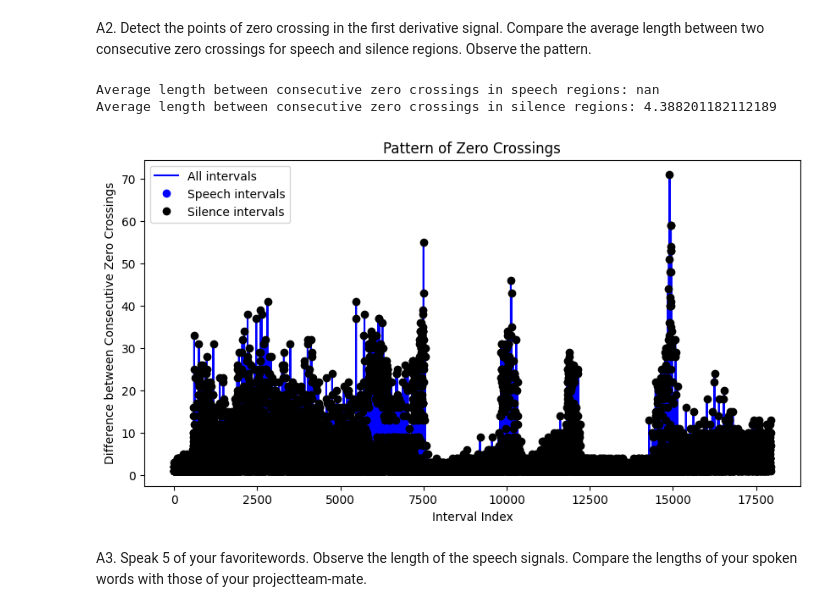
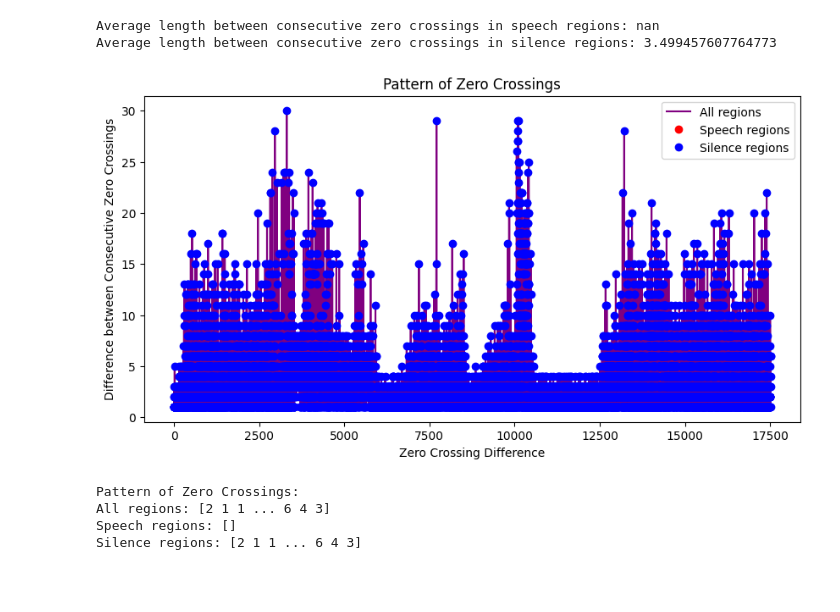
Before and after one commit to Sateeshreddy1125/AI_in_Speech_Processing, a Jupyter notebook: lab2.ipynb, the cells around one changed output. Drawn from its saved outputs; the diff is of its cells as text; code cells hidden in the pictures; blank space fills up the shorter version.

```diff
--- a/lab2.ipynb
+++ b/lab2.ipynb
@@ -9,23 +19,17 @@ A1.Findthe first derivative of your speech signal with finite differencemethod.
 # %%
-# Load audio file
-audio_signal, sample_rate = librosa.load("/content/drive/MyDrive/Sateesh.wav")
+y, rs = librosa.load('/content/drive/MyDrive/SpeechProcessing.mpeg')
+derivative_1 = np.diff(y)
+derivative_1 /= np.max(np.abs(derivative_1))
 
-# Compute first derivative of the audio signal
-first_derivative = np.diff(audio_signal)
-first_derivative /= np.max(np.abs(first_derivative))  # Normalize
-
-print("Playing First Derivative Signal:")
-
-# Plotting the first derivative
 plt.figure(figsize=(10, 5))
-librosa.display.waveshow(first_derivative, sr=sample_rate, color='red')
-plt.title('FIRST DERIVATIVE')
+librosa.display.waveshow(derivative_1, sr=rs,color='orange')
+plt.title('first derivative signal')
 plt.xlabel('Time')
 plt.ylabel('Amplitude')
 plt.grid(True)
 plt.tight_layout()
 plt.show()
 
-# Play the first derivative of the audio signal
-ipd.Audio(first_derivative, rate=sample_rate)
+print("Playing First Derivative Signal:")
+ipd.Audio(derivative_1, rate=rs)
 # %% [output]
@@ -48,3 +57 @@ ipd.Audio(audio_signal, rate=sample_rate)
 [interactive output not drawn]
-# %% [markdown]
-A2. Detect the points of zero crossing in the first derivative signal. Compare the average length between two consecutive zero crossings for speech and silence regions. Observe the pattern.
@@ -51,34 +62,35 @@ A2. Detect the points of zero crossing in the first derivative signal. Compare t
 # %%
+zero_crossing = np.where(np.diff(np.sign(derivative_1)))[0]
+diff = np.diff(zero_crossing)
+threshold = 1000
+speech_regions = diff[diff > threshold]
+silence_regions = diff[diff <= threshold]
 
-zero_crossings = np.where(np.diff(np.sign(first_derivative)))[0]
-zero_crossing_diffs = np.diff(zero_crossings)
-threshold = 1000
+avg_length_speech = np.mean(speech_regions)
+avg_length_silence = np.mean(silence_regions)
 
-# Distinguish between speech and silence based on the threshold
-speech_intervals = zero_crossing_diffs[zero_crossing_diffs > threshold]
-silence_intervals = zero_crossing_diffs[zero_crossing_diffs <= threshold]
+print("Average length between consecutive zero crossings in speech regions:", avg_length_speech)
+print("Average length between consecutive zero crossings in silence regions:", avg_length_silence)
 
-# Calculate average lengths
-avg_speech_interval_length = np.mean(speech_intervals)
-avg_silence_interval_length = np.mean(silence_intervals)
-
-# Print average lengths
-print("Average length between consecutive zero crossings in speech regions:", avg_speech_interval_length)
-print("Average length between consecutive zero crossings in silence regions:", avg_silence_interval_length)
-
-# Plotting
 plt.figure(figsize=(10, 5))
-plt.plot(zero_crossing_diffs, label='All intervals', color='blue')
-plt.plot(np.arange(len(speech_intervals)), speech_intervals, 'ro', label='Speech intervals', color='blue')
-plt.plot(np.arange(len(speech_intervals), len(speech_intervals) + len(silence_intervals)), silence_intervals, 'bo', label='Silence intervals', color='black')
+plt.plot(diff, label='All regions',color = 'purple')
+plt.plot(np.arange(len(speech_regions)), speech_regions, 'ro', label='Speech regions',color = 'red')
+plt.plot(np.arange(len(speech_regions), len(speech_regions) + len(silence_regions)), silence_regions, 'bo', label='Silence regions',color = 'blue')
 plt.title('Pattern of Zero Crossings')
-plt.xlabel('Interval Index')
+plt.xlabel('Zero Crossing Difference')
 plt.ylabel('Difference between Consecutive Zero Crossings')
 plt.legend()
 plt.show()
+
+print("Pattern of Zero Crossings:")
+print("All regions:", diff)
+print("Speech regions:", speech_regions)
+print("Silence regions:", silence_regions)
 # %% [output]
 Average length between consecutive zero crossings in speech regions: nan
-Average length between consecutive zero crossings in silence regions: 4.388201182112189
+Average length between consecutive zero crossings in silence regions: 3.499457607764773
-[figure, old version]
+[figure, new version]
+Pattern of Zero Crossings:
+All regions: [2 1 1 ... 6 4 3]
+Speech regions: []
+Silence regions: [2 1 1 ... 6 4 3]
-# %% [markdown]
-A3. Speak 5 of your favoritewords. Observe the length of the speech signals. Compare the lengths of your spoken words with those of your projectteam-mate.
```
Also changed, not shown: parts of 14 cells of this notebook.
